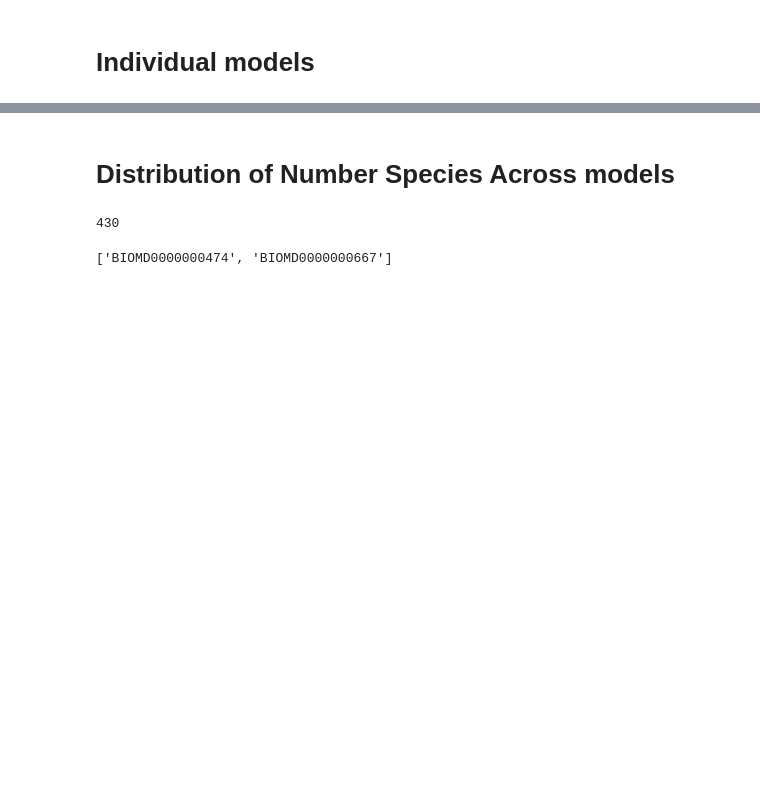
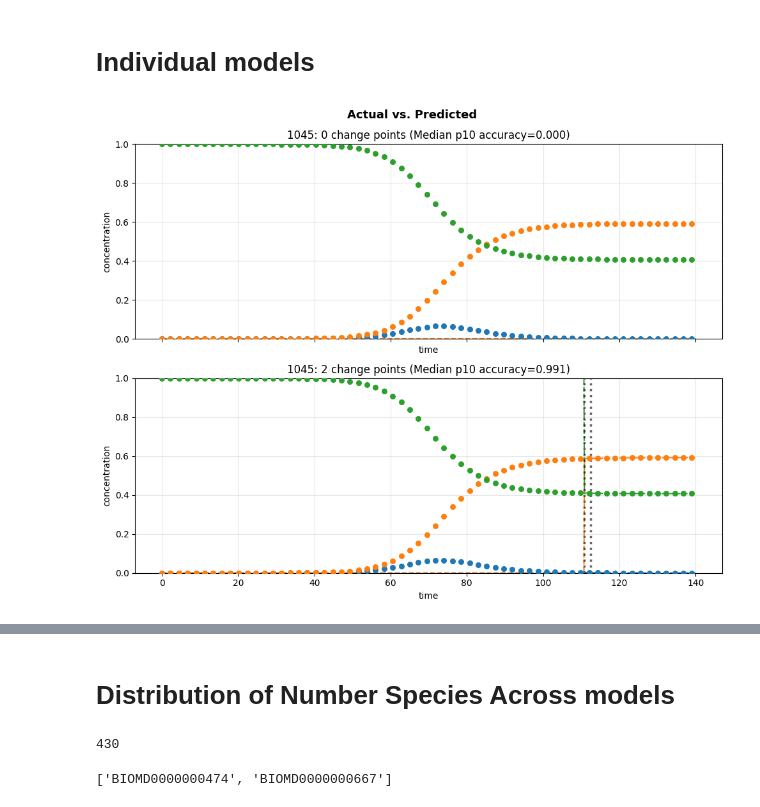
Before and after one commit to ModelEngineering/linearity_analysis, a Jupyter notebook: notebooks/piecewise_predictions.ipynb, the cells around one changed output, grey strips where cells are left out. Drawn from its saved outputs; the diff is of its cells as text; code cells hidden in the pictures; blank space fills up the shorter version.

Commit message:
Using recursively elimination for constructing changepoints. Added benchmarks to compare with divide-and-concquor (deprecated)

```diff
--- a/notebooks/piecewise_predictions.ipynb
+++ b/notebooks/piecewise_predictions.ipynb
@@ -32,14 +46,16 @@ NONOSCILLATION_DF
 # %%
 #for model_num in [45, 548, 551, 1045]:
 #for model_num in [980, 1045]:
 for model_num in [1045]:
     model = Model.makeBiomodel(model_num=model_num)
     timecourse = Timecourse(model, num_point =1000)
     df = timecourse.timecourse_df
     try:
-        psd = PiecewiseSystemDiscovery(df, max_changepoint=10, min_segment_length=30,
+        psd = PiecewiseSystemDiscovery(df, max_changepoint=80,
                                         max_fractional_reduction=0.01, model_name=str(model_num))
         psd.fit()
         result = psd.plotPiecewise(legend=False, num_true_point=60)
     except Exception as e:
         print(f"Could not process {model_num}: {e}")
+# %% [output]
+[figure, added]
```
Also changed, not shown: parts of 6 cells of this notebook, 4 other files.
